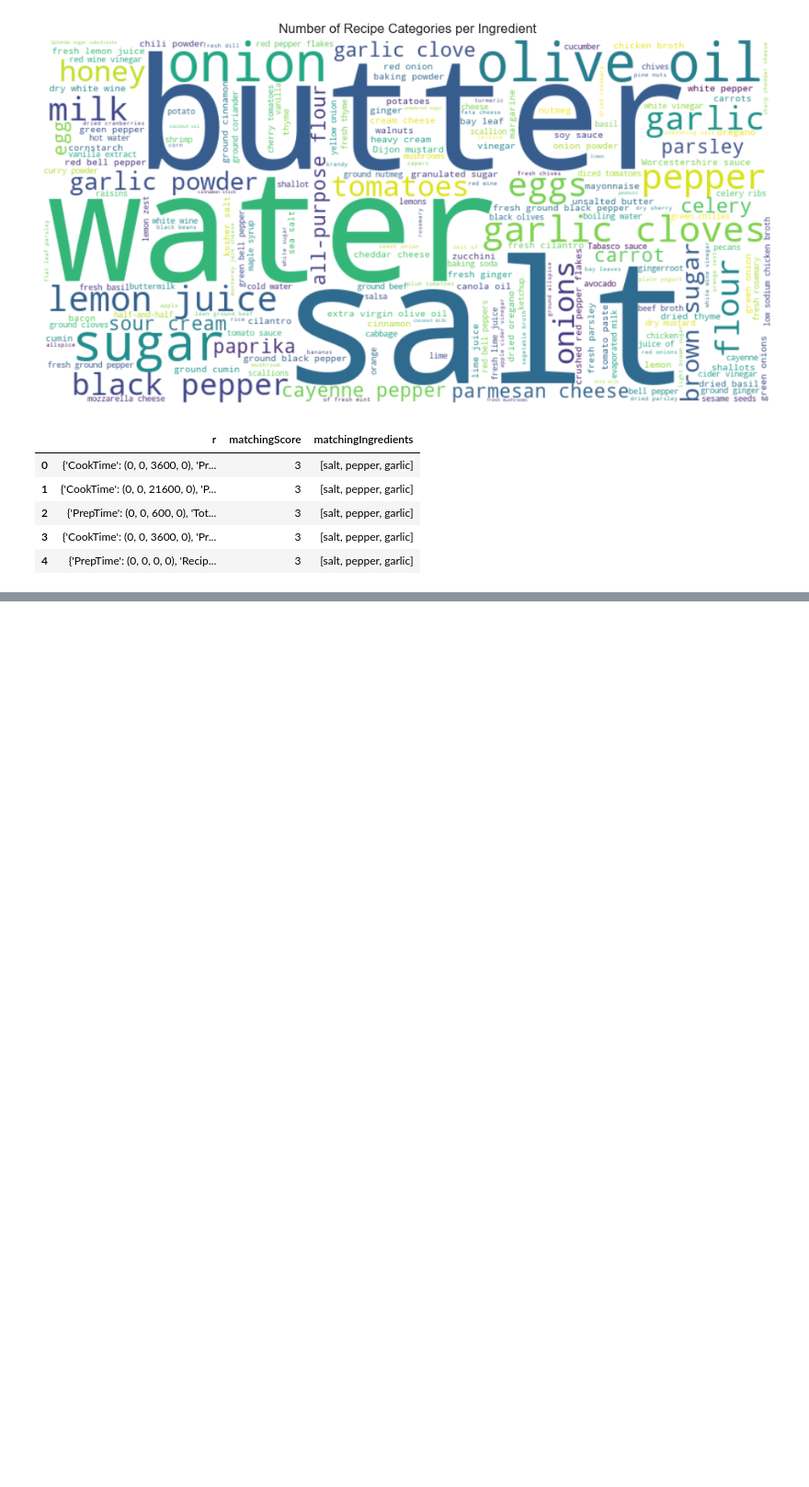
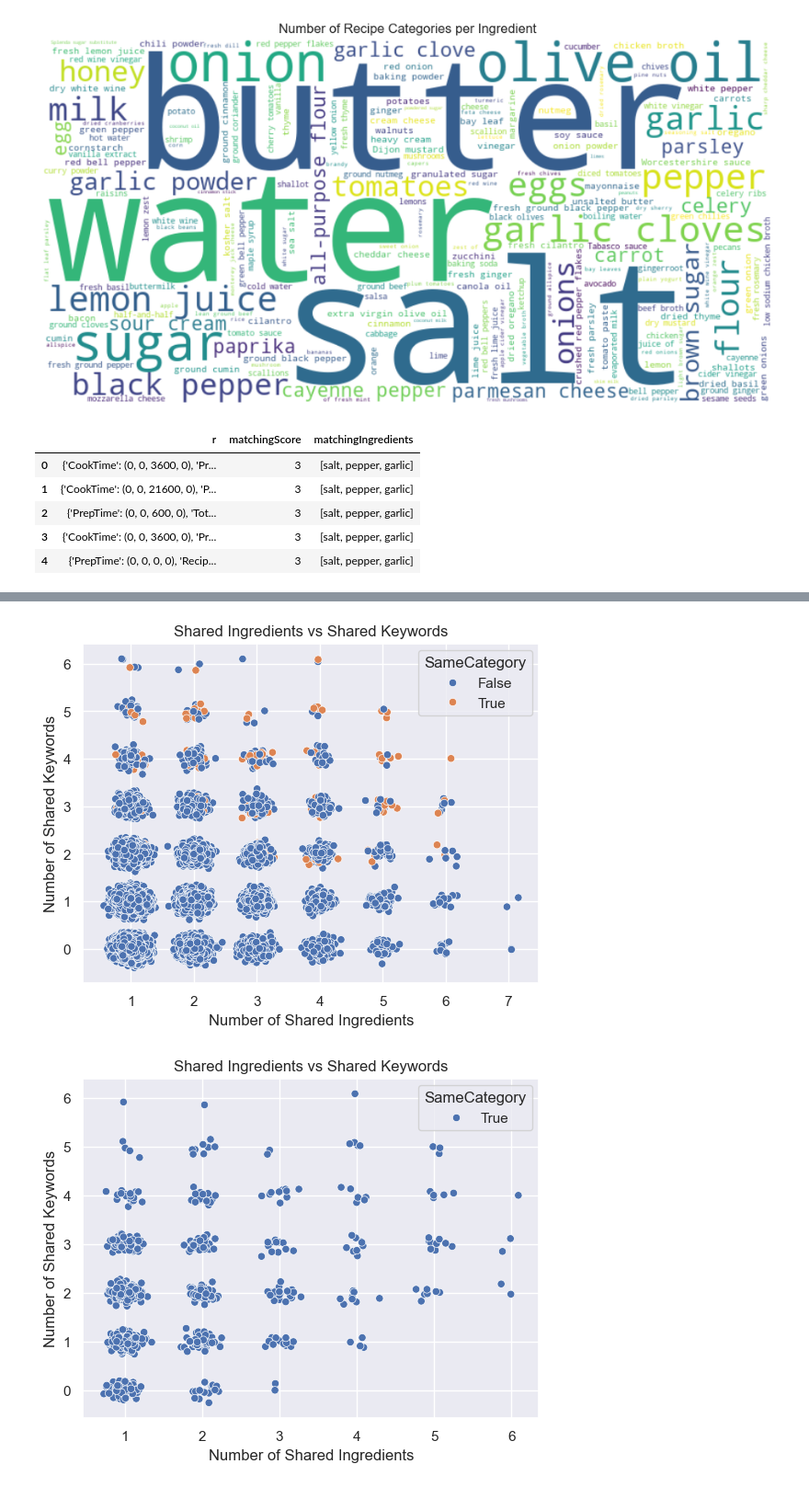
Before and after one commit to PaoloGinefra/SMBUD_project_24, a Jupyter notebook: Neo4J/DataAnalysis/DataAnalysis.ipynb, the cells around one changed output, grey strips where cells are left out. Shown at 92% size. Cells and saved outputs as stored; diff of their text form; code cells hidden in the pictures; blank space fills up the shorter version.

```diff
--- a/Neo4J/DataAnalysis/DataAnalysis.ipynb
+++ b/Neo4J/DataAnalysis/DataAnalysis.ipynb
@@ -395,0 +487,5 @@ resultDF.head()
+# %%
+resultDF['SharedIngredients'] = resultDF['SharedIngredients'] + np.random.normal(0, 0.1, resultDF.shape[0])
+resultDF['SharedKeywords'] = resultDF['SharedKeywords'] + np.random.normal(0, 0.1, resultDF.shape[0])
+resultDF['SameCategory'] = resultDF['SameCategory'].apply(lambda x: True if x == 'Yes' else False)
+resultDF[resultDF['SameCategory']].head()
@@ -395,0 +499,51 @@ resultDF.head()
+# %%
+sns.scatterplot(x='SharedIngredients', y='SharedKeywords', data=resultDF, hue='SameCategory')
+plt.xlabel('Number of Shared Ingredients')
+plt.ylabel('Number of Shared Keywords')
+plt.title('Shared Ingredients vs Shared Keywords')
+plt.show()
+
+sns.scatterplot(x='SharedIngredients', y='SharedKeywords', data=resultDF[resultDF['SameCategory']], hue='SameCategory')
+plt.xlabel('Number of Shared Ingredients')
+plt.ylabel('Number of Shared Keywords')
+plt.title('Shared Ingredients vs Shared Keywords')
+plt.show()
+
+sns.scatterplot(x='SharedKeywords', y='SameCategory', data=resultDF, hue='SameCategory')
+plt.xlabel('Number of Shared Ingredients')
+plt.ylabel('Number of Shared Keywords')
+plt.title('Shared Ingredients vs Shared Keywords')
+plt.show()
+
+sns.scatterplot(x='SharedIngredients', y='SharedKeywords', data=resultDF[resultDF['SameCategory'] != 1], hue='SameCategory')
+plt.xlabel('Number of Shared Ingredients')
+plt.ylabel('Number of Shared Keywords')
+plt.title('Shared Ingredients vs Shared Keywords')
+plt.show()
+
+sns.histplot(resultDF[resultDF['SameCategory']]['SharedIngredients'], bins=20, kde=True)
+plt.xlabel('Number of Shared Ingredients')
+plt.ylabel('Number of Recipes')
+plt.title('Shared Ingredients Distribution')
+plt.show()
+
+sns.histplot(resultDF[resultDF['SameCategory']!=1]['SharedIngredients'], bins=20, kde=True)
+plt.xlabel('Number of Shared Ingredients')
+plt.ylabel('Number of Recipes')
+plt.title('Shared Ingredients Distribution')
+plt.show()
+
+sns.histplot(resultDF[resultDF['SameCategory']]['SharedKeywords'], bins=20, kde=True)
+plt.xlabel('Number of Shared Ingredients')
+plt.ylabel('Number of Recipes')
+plt.title('Shared Ingredients Distribution')
+plt.show()
+
+sns.histplot(resultDF[resultDF['SameCategory']!=1]['SharedKeywords'], bins=20, kde=True)
+plt.xlabel('Number of Shared Ingredients')
+plt.ylabel('Number of Recipes')
+plt.title('Shared Ingredients Distribution')
+plt.show()
+# %% [output]
+[figure, added]
+[figure, added]
```
Also changed, not shown: parts of 7 cells of this notebook, 6 other files.
